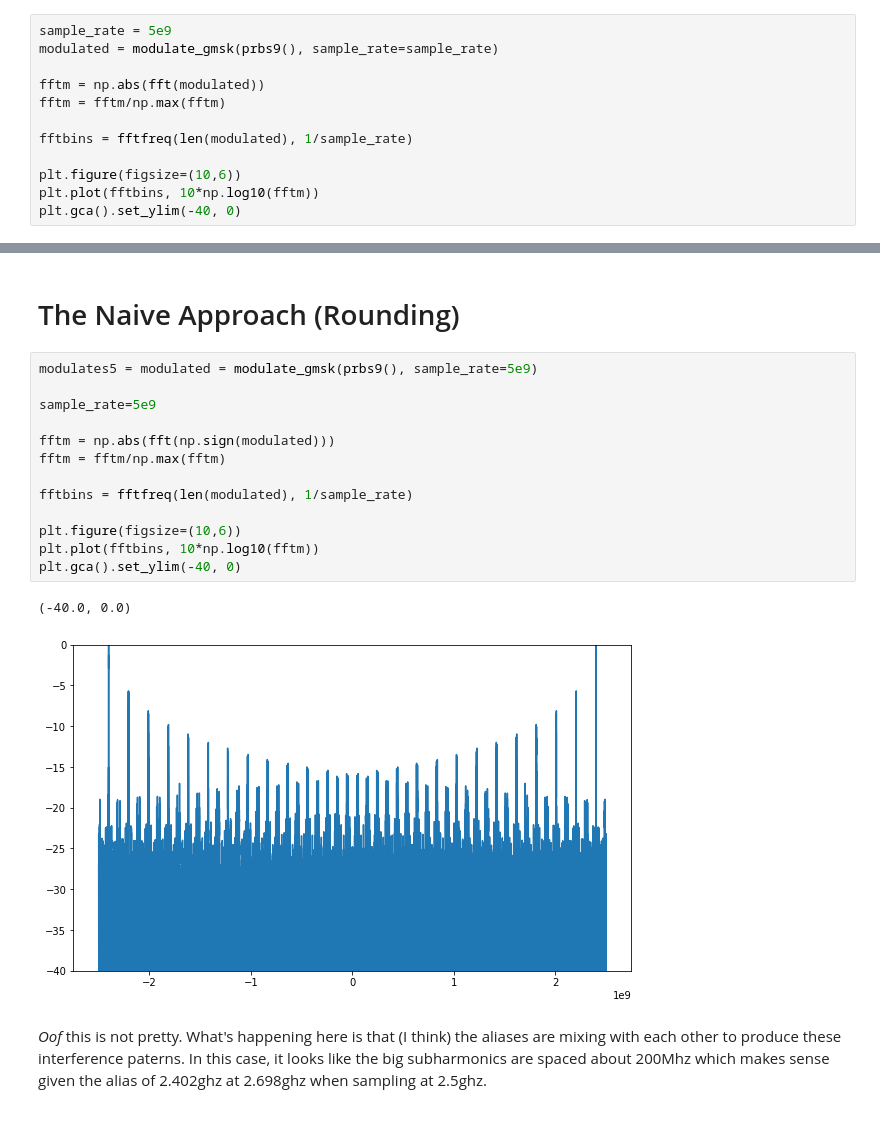
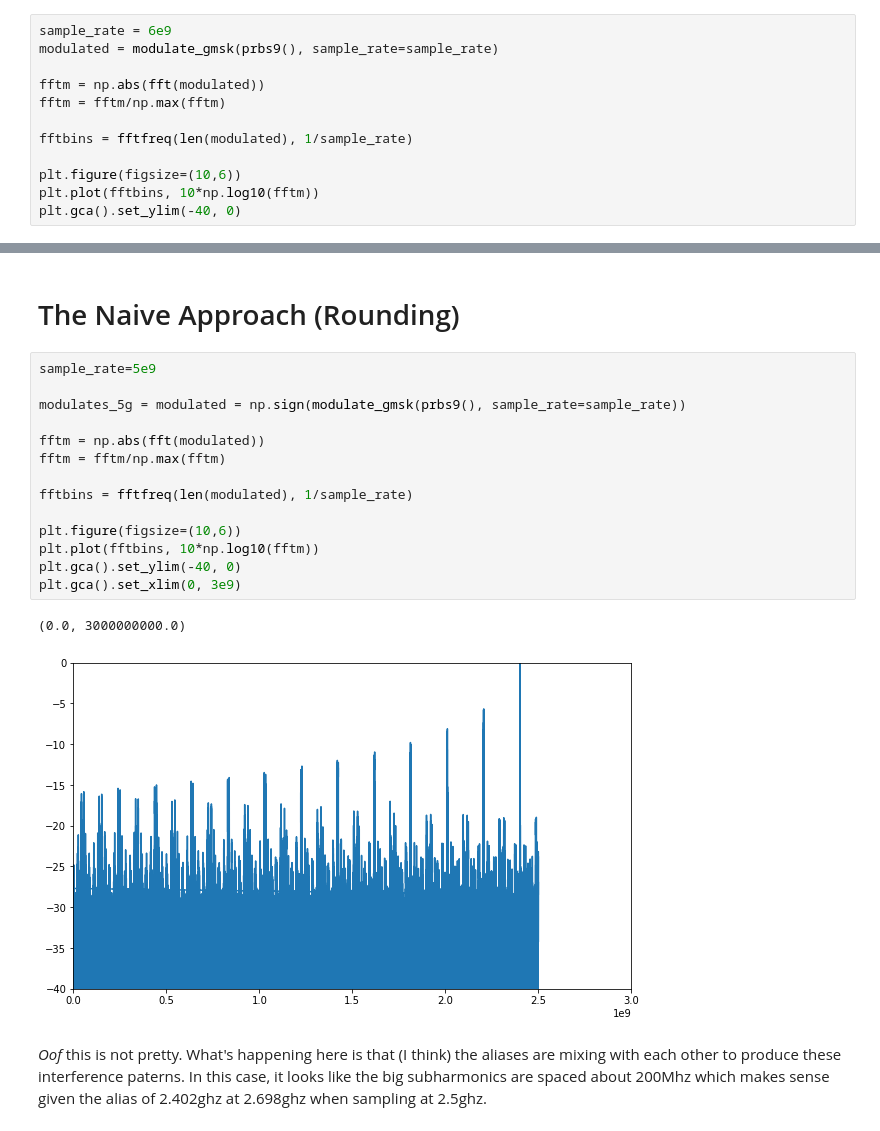
Before and after one commit to newhouseb/onebitbt, a Jupyter notebook: research/Transmission (WIP).ipynb, the cells around one changed output, grey strips where cells are left out. Cells and saved outputs as stored; diff of their text form.

```diff
--- a/research/Transmission (WIP).ipynb
+++ b/research/Transmission (WIP).ipynb
@@ -59,7 +59,7 @@ def modulate_gmsk(bits, carrier_freq=2.402e9, sample_rate=5e9, baseband=False):
 # %% [markdown]
 Now let's look at the FFT of this...
 # %%
-sample_rate = 5e9
+sample_rate = 6e9
 modulated = modulate_gmsk(prbs9(), sample_rate=sample_rate)
 
 fftm = np.abs(fft(modulated))
@@ -78,21 +78,22 @@ This is clean (as one would expect), now let's see what happens if we reduce thi
 # %% [markdown]
 # The Naive Approach (Rounding)
 # %%
-modulates5 = modulated = modulate_gmsk(prbs9(), sample_rate=5e9)
-
 sample_rate=5e9
 
-fftm = np.abs(fft(np.sign(modulated)))
+modulates_5g = modulated = np.sign(modulate_gmsk(prbs9(), sample_rate=sample_rate))
+
+fftm = np.abs(fft(modulated))
 fftm = fftm/np.max(fftm)
 
 fftbins = fftfreq(len(modulated), 1/sample_rate)
 
 plt.figure(figsize=(10,6))
 plt.plot(fftbins, 10*np.log10(fftm))
 plt.gca().set_ylim(-40, 0)
+plt.gca().set_xlim(0, 3e9)
 # %% [output]
-(-40.0, 0.0)
+(0.0, 3000000000.0)
-[figure, old version]
+[figure, new version]
 # %% [markdown]
 _Oof_ this is not pretty. What's happening here is that (I think) the aliases are mixing with each other to produce these interference paterns. In this case, it looks like the big subharmonics are spaced about 200Mhz which makes sense given the alias of 2.402ghz at 2.698ghz when sampling at 2.5ghz.
 # %%
```
Also changed, not shown: parts of 40 cells of this notebook.
